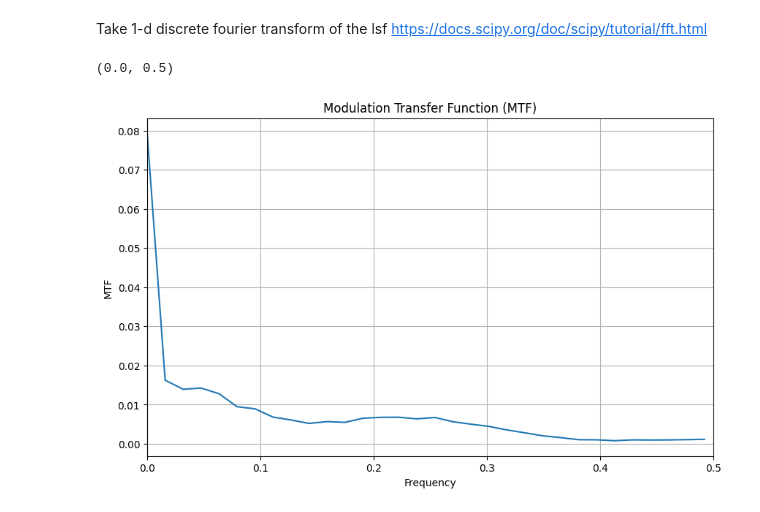
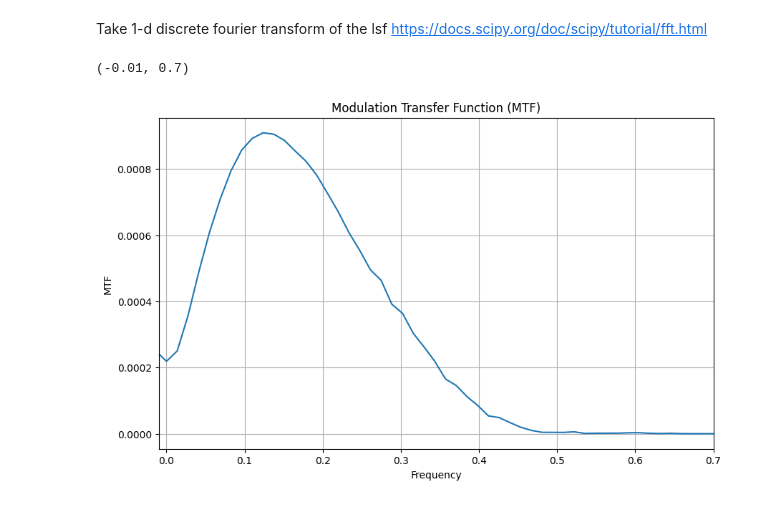
Before and after one commit to andrew-sugarman/octopus_histotomography, a Jupyter notebook: fft_mtf.ipynb, the cells around one changed output. Saved outputs shown, nothing was run; the diff lists cells and outputs as text; code cells hidden in the pictures.

```diff
--- a/fft_mtf.ipynb
+++ b/fft_mtf.ipynb
@@ -5,17 +5,23 @@ import matplotlib.pyplot as plt
 from scipy.fft import fft
 # %%
 colnames = ['X','Y']
-lsf = pd.read_csv('lsf_of_gradient_avg_grad.csv', names=colnames, header=None)
+lsf = pd.read_csv('10avg_ramlak.csv', names=colnames, header=None)
+lsf.head()
+lsf['derivative'] = np.gradient(lsf['Y'], lsf['X'])  # Use np.gradient for efficient calculation
+
 # lsf.plot(x='X', y='Y', xlabel="dr", ylabel="dI", kind='line')
 # %%
-# Preparing the plot
+# Plot the LSF and its derivative
 plt.figure(figsize=(10, 6))
-plt.plot(lsf['X'], lsf['Y'])
-plt.title("Line Spread Function (LSF)")
-plt.xlabel("dr")
+plt.plot(lsf['X'], lsf['Y'], label='ESF')
+plt.plot(lsf['X'], lsf['derivative'], label='Derivative')
+plt.title("Edge Spread Function (ESF) and its Derivative")
+plt.xlabel("Number of Pixels")
 plt.ylabel("dI")
 plt.grid(True)
+plt.legend()
+plt.show()
 
-# Extracting the LSF values (assuming the second column represents LSF values)
-lsf_values = lsf.iloc[:, 1]
+# Extract the derivative values
+lsf_derivative_values = lsf['derivative'].values
 # %% [output]
@@ -25,29 +44,30 @@ Take 1-d discrete fourier transform of the lsf
 https://docs.scipy.org/doc/scipy/tutorial/fft.html
 # %%
 # Convert the LSF values from pandas series to numpy array to avoid compatibility issues
-lsf_values_np = lsf_values.to_numpy()
-
+#lsf_values_np = lsf_values.to_numpy()
+lsf_values_np = lsf_derivative_values
 # Perform Fourier Transform on the LSF values to obtain the MTF
 mtf = np.abs(fft(lsf_values_np))
 
 # Generate frequency axis for MTF plot
-frequencies = np.fft.fftfreq(len(lsf_values_np))
+# frequencies = np.fft.fftfreq(len(lsf_values_np), d=(0.7))
+frequencies = np.fft.fftfreq(len(lsf_values_np), d=(0.7))
 
 # Sort the frequencies and corresponding MTF values for proper plotting
 sorted_indices = np.argsort(frequencies)
 sorted_frequencies = frequencies[sorted_indices]
 sorted_mtf = mtf[sorted_indices]
 
 # Preparing the plot
 plt.figure(figsize=(10, 6))
 plt.plot(sorted_frequencies, sorted_mtf)
 plt.title("Modulation Transfer Function (MTF)")
 plt.xlabel("Frequency")
 plt.ylabel("MTF")
 plt.grid(True)
 
 # Since MTF is usually plotted for positive frequencies only
-plt.xlim(0, 0.5)
+plt.xlim(-0.01, 0.7)
 # %% [output]
-(0.0, 0.5)
+(-0.01, 0.7)
-[figure, old version]
+[figure, new version]
```
Also changed, not shown: parts of 2 cells of this notebook.
